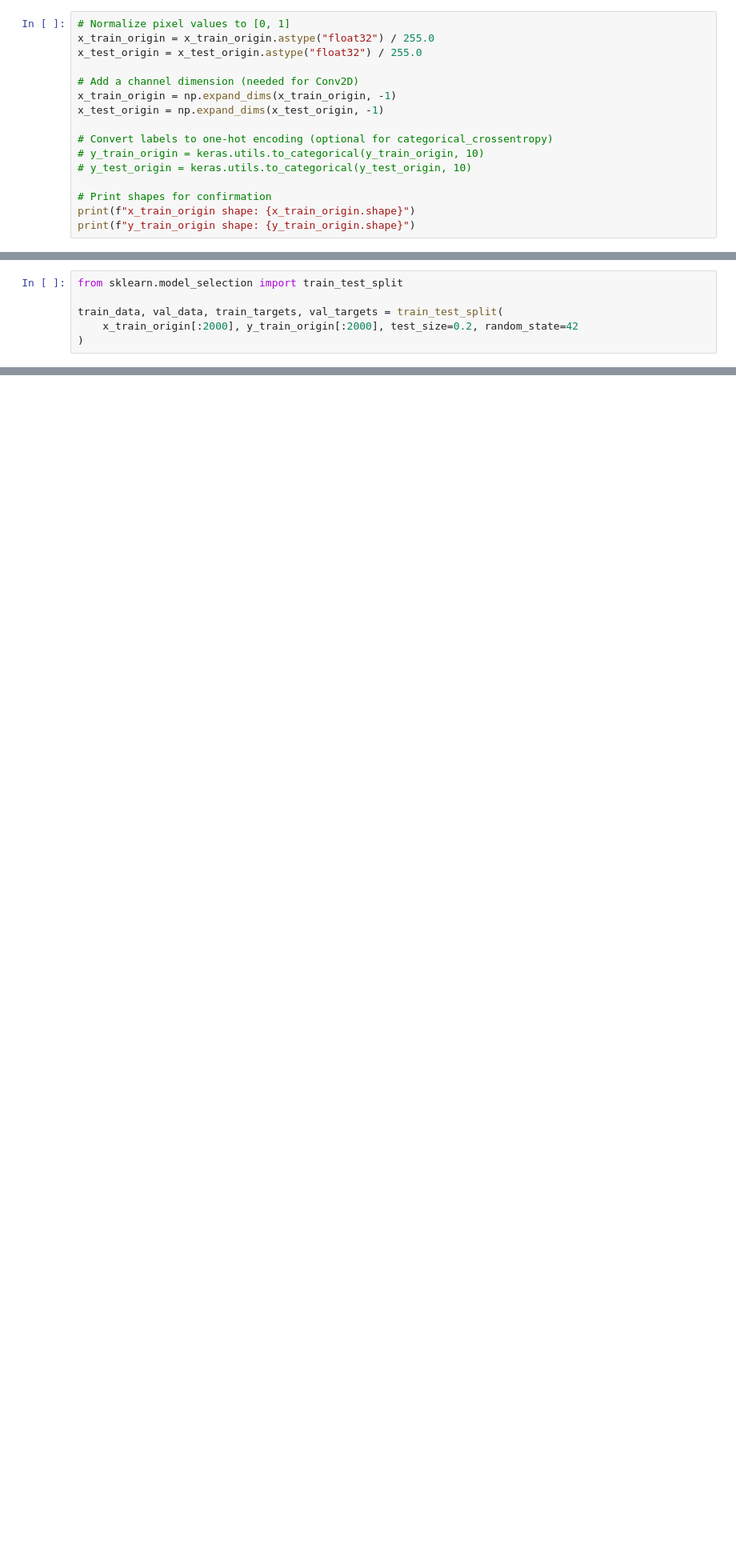
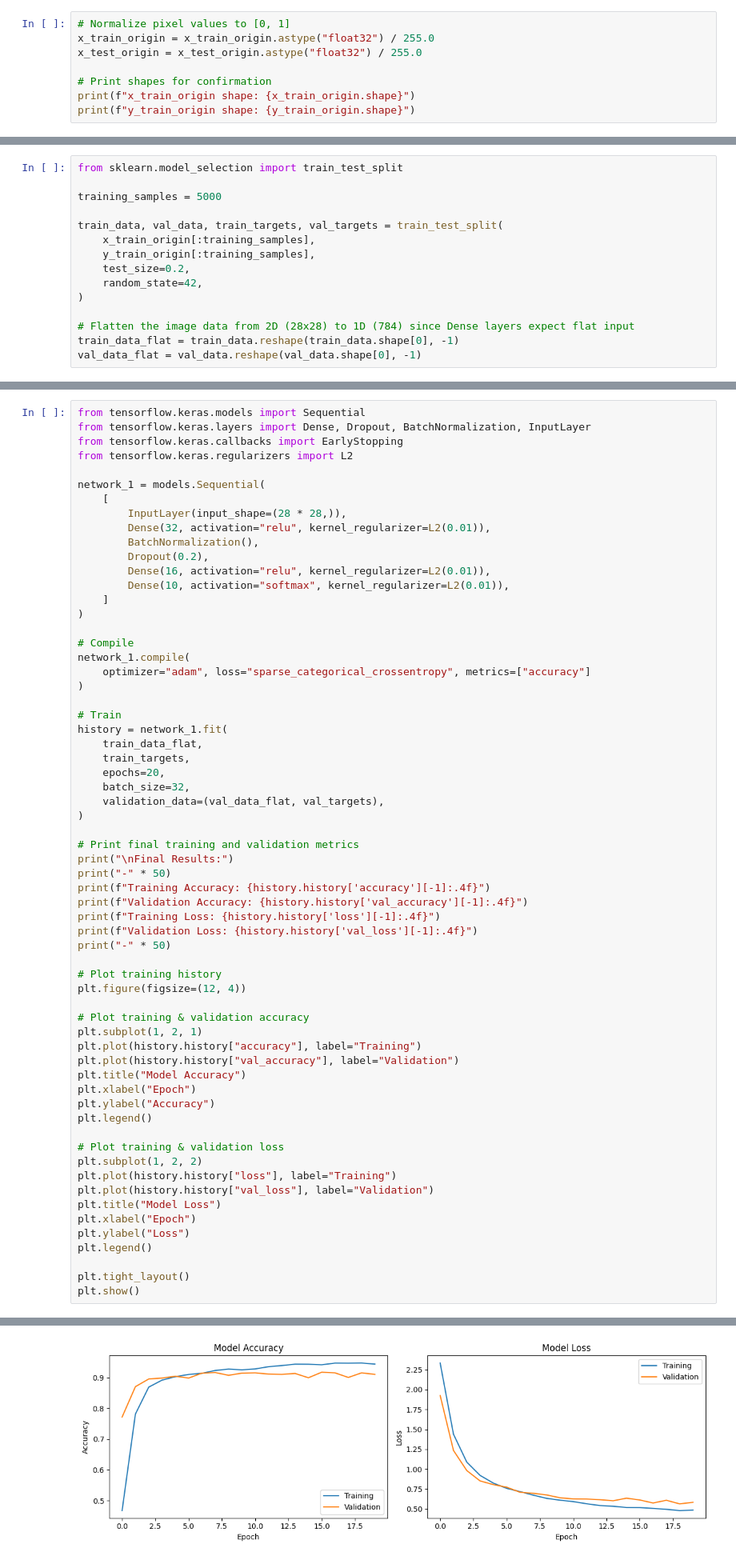
Before and after one commit to svehla-lukas/Kaggle_workShop, a Jupyter notebook: mnist/dev_model.ipynb, the cells around one changed output, grey strips where cells are left out. Shown: that part at 80% size. Drawn from its saved outputs; the diff is of its cells as text; blank space fills up the shorter version.

Commit message:
add CNN and basic network, and check results

```diff
--- a/mnist/dev_model.ipynb
+++ b/mnist/dev_model.ipynb
@@ -15,14 +15,6 @@ from tensorflow.keras import layers, models
 x_train_origin = x_train_origin.astype("float32") / 255.0
 x_test_origin = x_test_origin.astype("float32") / 255.0
 
-# Add a channel dimension (needed for Conv2D)
-x_train_origin = np.expand_dims(x_train_origin, -1)
-x_test_origin = np.expand_dims(x_test_origin, -1)
-
-# Convert labels to one-hot encoding (optional for categorical_crossentropy)
-# y_train_origin = keras.utils.to_categorical(y_train_origin, 10)
-# y_test_origin = keras.utils.to_categorical(y_test_origin, 10)
-
 # Print shapes for confirmation
 print(f"x_train_origin shape: {x_train_origin.shape}")
 print(f"y_train_origin shape: {y_train_origin.shape}")
@@ -34,6 +24,15 @@ print(x_train[0])
 # %%
 from sklearn.model_selection import train_test_split
 
+training_samples = 5000
+
 train_data, val_data, train_targets, val_targets = train_test_split(
-    x_train_origin[:2000], y_train_origin[:2000], test_size=0.2, random_state=42
+    x_train_origin[:training_samples],
+    y_train_origin[:training_samples],
+    test_size=0.2,
+    random_state=42,
 )
+
+# Flatten the image data from 2D (28x28) to 1D (784) since Dense layers expect flat input
+train_data_flat = train_data.reshape(train_data.shape[0], -1)
+val_data_flat = val_data.reshape(val_data.shape[0], -1)
@@ -61,0 +49,64 @@ history = network.fit(
+# %%
+from tensorflow.keras.models import Sequential
+from tensorflow.keras.layers import Dense, Dropout, BatchNormalization, InputLayer
+from tensorflow.keras.callbacks import EarlyStopping
+from tensorflow.keras.regularizers import L2
+
+network_1 = models.Sequential(
+    [
+        InputLayer(input_shape=(28 * 28,)),
+        Dense(32, activation="relu", kernel_regularizer=L2(0.01)),
+        BatchNormalization(),
+        Dropout(0.2),
+        Dense(16, activation="relu", kernel_regularizer=L2(0.01)),
+        Dense(10, activation="softmax", kernel_regularizer=L2(0.01)),
+    ]
+)
+
+# Compile
+network_1.compile(
+    optimizer="adam", loss="sparse_categorical_crossentropy", metrics=["accuracy"]
+)
+
+# Train
+history = network_1.fit(
+    train_data_flat,
+    train_targets,
+    epochs=20,
+    batch_size=32,
+    validation_data=(val_data_flat, val_targets),
+)
+
+# Print final training and validation metrics
+print("\nFinal Results:")
+print("-" * 50)
+print(f"Training Accuracy: {history.history['accuracy'][-1]:.4f}")
+print(f"Validation Accuracy: {history.history['val_accuracy'][-1]:.4f}")
+print(f"Training Loss: {history.history['loss'][-1]:.4f}")
+print(f"Validation Loss: {history.history['val_loss'][-1]:.4f}")
+print("-" * 50)
+
+# Plot training history
+plt.figure(figsize=(12, 4))
+
+# Plot training & validation accuracy
+plt.subplot(1, 2, 1)
+plt.plot(history.history["accuracy"], label="Training")
+plt.plot(history.history["val_accuracy"], label="Validation")
+plt.title("Model Accuracy")
+plt.xlabel("Epoch")
+plt.ylabel("Accuracy")
+plt.legend()
+
+# Plot training & validation loss
+plt.subplot(1, 2, 2)
+plt.plot(history.history["loss"], label="Training")
+plt.plot(history.history["val_loss"], label="Validation")
+plt.title("Model Loss")
+plt.xlabel("Epoch")
+plt.ylabel("Loss")
+plt.legend()
+
+plt.tight_layout()
+plt.show()
+# %% [output]
@@ -61,0 +130 @@ history = network.fit(
+[figure, added]
```
Also changed, not shown: parts of 10 cells of this notebook.
